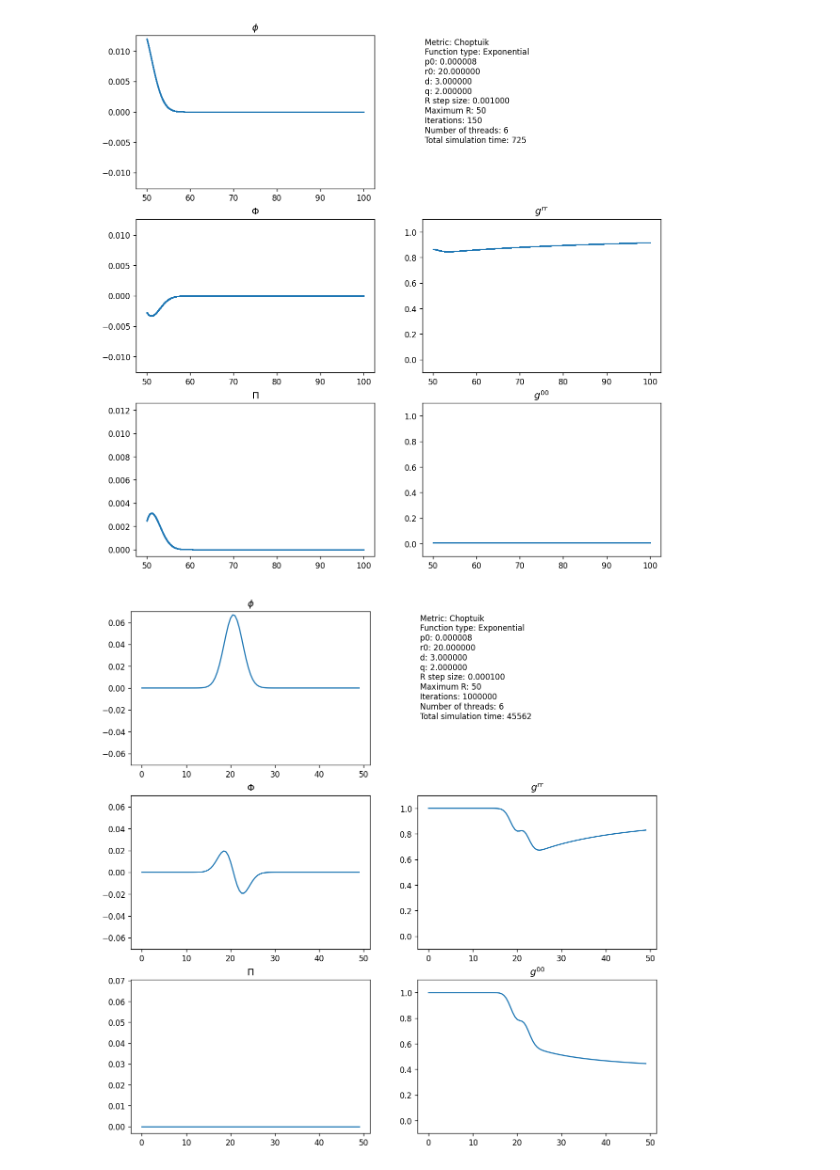
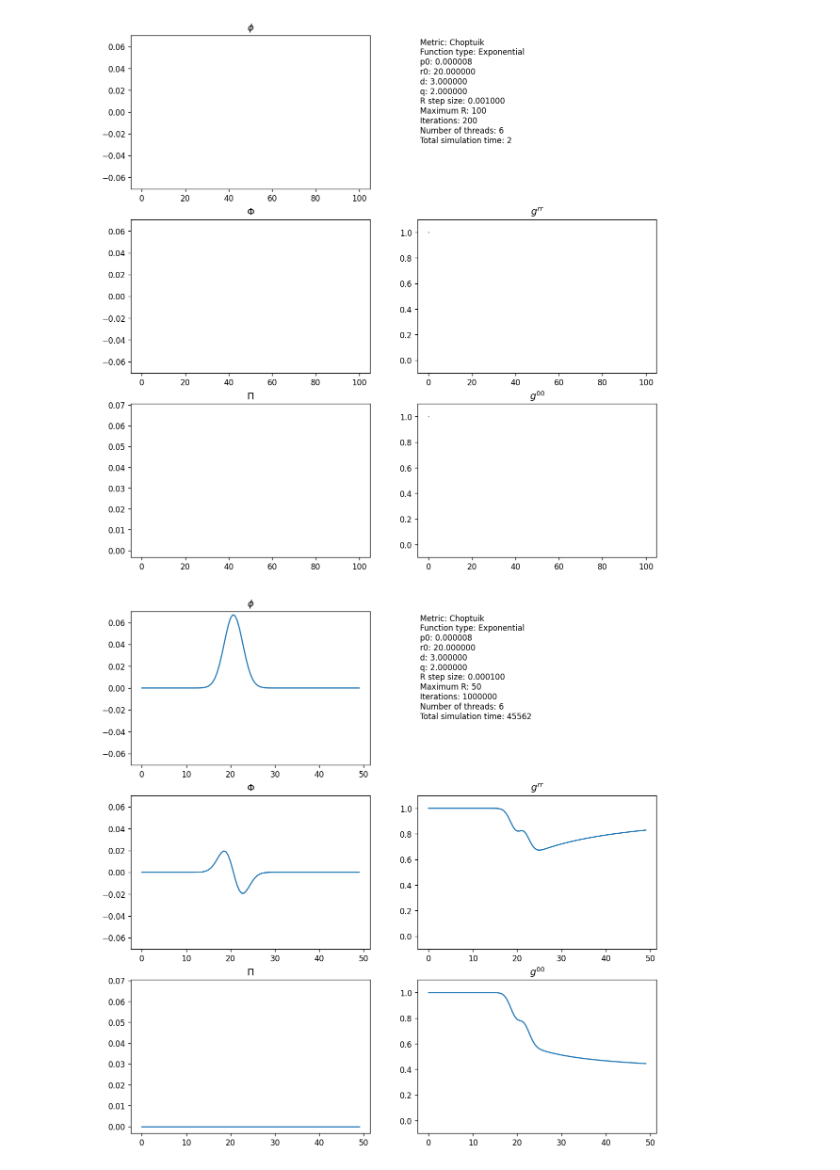
Before and after one commit to OtroBenja/Critical-collapse, a Jupyter notebook: plot.ipynb, the cells around one changed output. Saved outputs shown, nothing was run; the diff lists cells and outputs as text; code cells hidden in the pictures.

```diff
--- a/plot.ipynb
+++ b/plot.ipynb
@@ -165,8 +169,7 @@ Finished, total time: 725s
 # %%
-animate_data('Output_001936.dat',1,ls='',marker='.')
-#animate_data('Output_112013.dat',20)
+animate_data('Output_211904.dat',1,ls='',marker='.',ms=1)
 # %% [output]
-[figure, old version]
+[figure, new version]
 # %%
 #Animate all files
 from os import listdir
```
Also changed, not shown: parts of 2 cells of this notebook.
